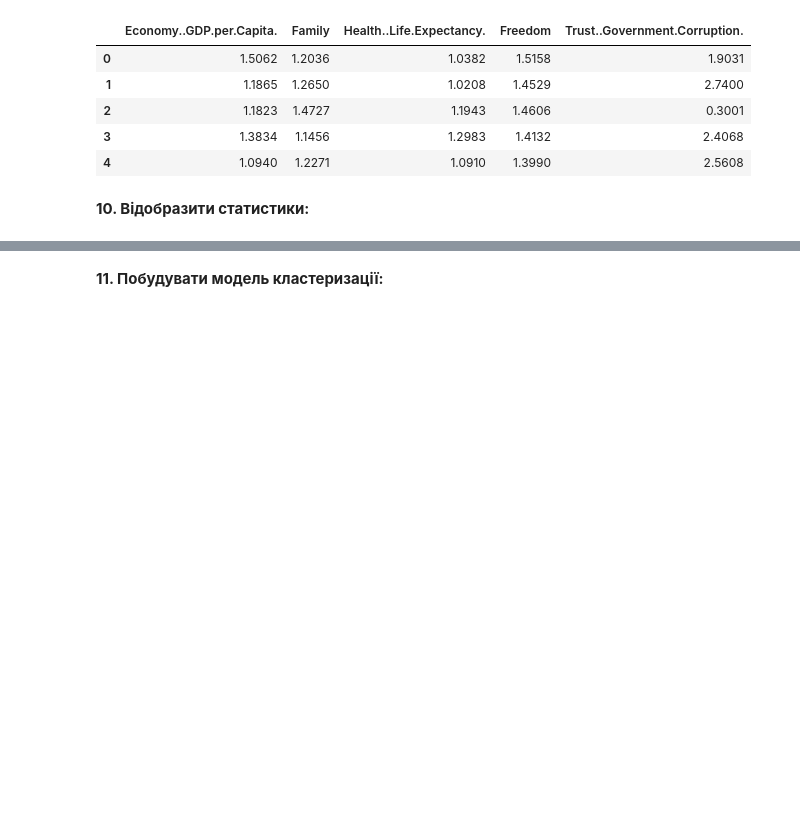
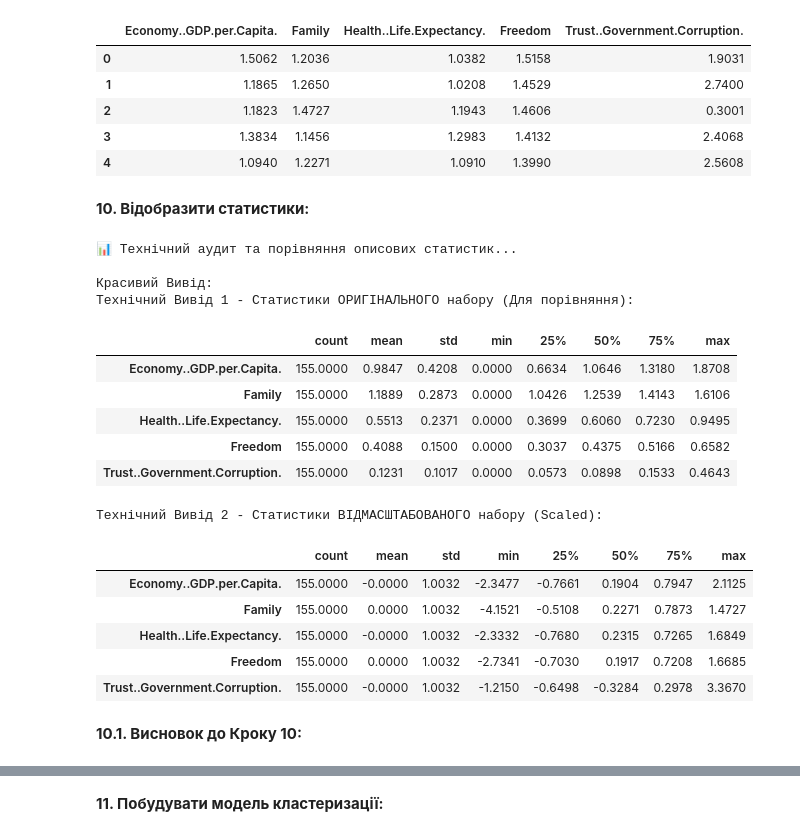
Before and after one commit to IRONKAGE/goit-num-hw-10, a Jupyter notebook: HomeWork_10.ipynb, the cells around one changed output, grey strips where cells are left out. Cells and saved outputs as stored; diff of their text form; code cells hidden in the pictures; blank space fills up the shorter version.

Commit message:
add Task 10 - Show statistics

```diff
--- a/HomeWork_10.ipynb
+++ b/HomeWork_10.ipynb
@@ -742,3 +742,83 @@ display(df_scaled.head().style.background_gradient(cmap='Purples').set_propertie
 | 4 | 1.0940 | 1.2271 | 1.0910 | 1.3990 | 2.5608 |
 # %% [markdown]
 **10. Відобразити статистики:**
+# %%
+print("📊 Технічний аудит та порівняння описових статистик...\n")
+
+fig_stats = make_subplots(
+    rows=2, cols=1,
+    subplot_titles=("1. Розподіл ОРИГІНАЛЬНИХ ознак (Різні масштаби та дисперсії)", f"2. Розподіл ВІДМАСШТАБОВАНИХ ознак ({SCALER_TYPE.upper()})"),
+    vertical_spacing=0.12
+)
+
+colors = px.colors.qualitative.Pastel
+
+for i, col in enumerate(FEATURES_FULL):
+    clean_name = str(col).replace('.', ' ').strip()
+    fig_stats.add_trace(go.Violin(
+        x=X_features[col], name=clean_name, marker_color=colors[i % len(colors)],
+        box_visible=True,
+        meanline_visible=True,
+        points='outliers',
+        hovertemplate="<b>%{name}</b><br>Значення: %{x}<extra></extra>"
+    ), row=1, col=1)
+
+for i, col in enumerate(FEATURES_FULL):
+    clean_name = str(col).replace('.', ' ').strip()
+    fig_stats.add_trace(go.Violin(
+        x=df_scaled[col], name=clean_name, marker_color=colors[i % len(colors)],
+        box_visible=True,
+        meanline_visible=True,
+        points='outliers',
+        hovertemplate="<b>%{name} (Scaled)</b><br>Значення: %{x}<extra></extra>"
+    ), row=2, col=1)
+
+fig_stats.update_xaxes(title_text="Оригінальні значення", showgrid=True, gridcolor='#333', row=1, col=1)
+fig_stats.update_yaxes(title_text="Ознаки", showgrid=True, gridcolor='#333', row=1, col=1)
+
+fig_stats.update_xaxes(title_text="Відмасштабовані значення", showgrid=True, gridcolor='#333', row=2, col=1)
+fig_stats.update_yaxes(title_text="Ознаки", showgrid=True, gridcolor='#333', row=2, col=1)
+
+fig_stats.update_layout(
+    title_text="🎻 'Скрипкові діаграми' (Violin Plots): Аналіз щільності та квартилів",
+    title_x=0.5,
+    width=1500, height=950,
+    template=PLOT_TEMPLATE, showlegend=False,
+    margin=dict(b=130, l=150, t=80),
+    annotations=[
+        dict(
+            x=0.5, y=-0.13, xref="paper", yref="paper",
+            text="💡 <b>Violin Plot</b> поєднує Boxplot (всередині) та хвилю щільності (зовні). Товщина 'скрипки' показує, де сконцентровано найбільше країн.<br>Зверніть увагу, як нижній графік вирівняв дисперсію всіх ознак, підготувавши їх до GMM!",
+            showarrow=False, font=dict(size=14, color="#cccccc"), align="center"
+        )
+    ]
+)
+
+print("Красивий Вивід:")
+fig_stats.show()
+
+print("Технічний Вивід 1 - Статистики ОРИГІНАЛЬНОГО набору (Для порівняння):")
+display(X_features.describe().T.style.background_gradient(cmap=DESCRIBE_CMAP).format("{:.4f}"))
+
+print("\nТехнічний Вивід 2 - Статистики ВІДМАСШТАБОВАНОГО набору (Scaled):")
+display(df_scaled.describe().T.style.background_gradient(cmap='Purples').format("{:.4f}"))
+# %% [output]
+📊 Технічний аудит та порівняння описових статистик...
+
+Красивий Вивід:
+Технічний Вивід 1 - Статистики ОРИГІНАЛЬНОГО набору (Для порівняння):
+|  | count | mean | std | min | 25% | 50% | 75% | max |
+| Economy..GDP.per.Capita. | 155.0000 | 0.9847 | 0.4208 | 0.0000 | 0.6634 | 1.0646 | 1.3180 | 1.8708 |
+| Family | 155.0000 | 1.1889 | 0.2873 | 0.0000 | 1.0426 | 1.2539 | 1.4143 | 1.6106 |
+| Health..Life.Expectancy. | 155.0000 | 0.5513 | 0.2371 | 0.0000 | 0.3699 | 0.6060 | 0.7230 | 0.9495 |
+| Freedom | 155.0000 | 0.4088 | 0.1500 | 0.0000 | 0.3037 | 0.4375 | 0.5166 | 0.6582 |
+| Trust..Government.Corruption. | 155.0000 | 0.1231 | 0.1017 | 0.0000 | 0.0573 | 0.0898 | 0.1533 | 0.4643 |
+Технічний Вивід 2 - Статистики ВІДМАСШТАБОВАНОГО набору (Scaled):
+|  | count | mean | std | min | 25% | 50% | 75% | max |
+| Economy..GDP.per.Capita. | 155.0000 | -0.0000 | 1.0032 | -2.3477 | -0.7661 | 0.1904 | 0.7947 | 2.1125 |
+| Family | 155.0000 | 0.0000 | 1.0032 | -4.1521 | -0.5108 | 0.2271 | 0.7873 | 1.4727 |
+| Health..Life.Expectancy. | 155.0000 | -0.0000 | 1.0032 | -2.3332 | -0.7680 | 0.2315 | 0.7265 | 1.6849 |
+| Freedom | 155.0000 | 0.0000 | 1.0032 | -2.7341 | -0.7030 | 0.1917 | 0.7208 | 1.6685 |
+| Trust..Government.Corruption. | 155.0000 | -0.0000 | 1.0032 | -1.2150 | -0.6498 | -0.3284 | 0.2978 | 3.3670 |
+# %% [markdown]
+**10.1. Висновок до Кроку 10:**
```
Also changed, not shown: parts of 1 cell of this notebook.
